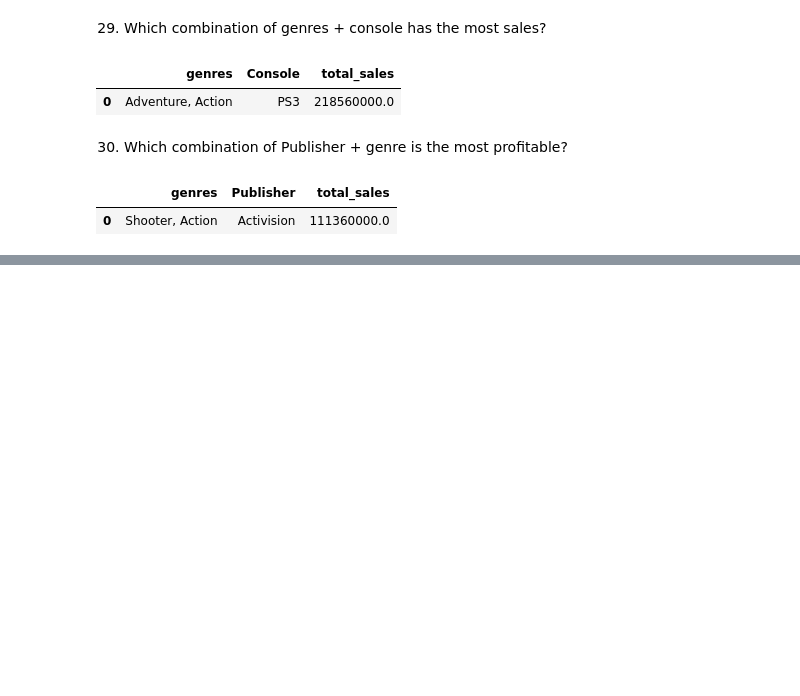
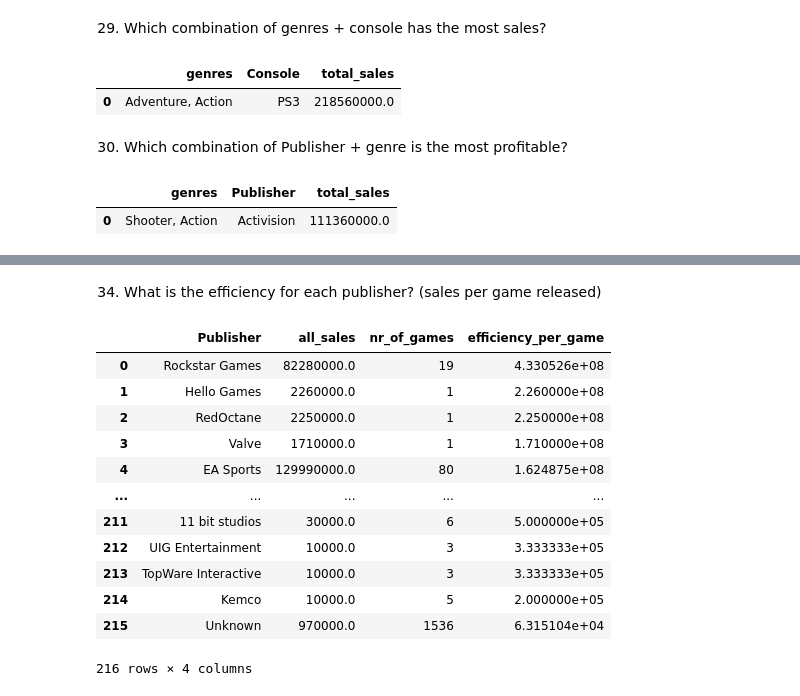
Before and after one commit to CalinP1/Playstation_work, a Jupyter notebook: PlayStation_Data_report.ipynb, the cells around one changed output, grey strips where cells are left out. Drawn from its saved outputs; the diff is of its cells as text; code cells hidden in the pictures; blank space fills up the shorter version.

```diff
--- a/PlayStation_Data_report.ipynb
+++ b/PlayStation_Data_report.ipynb
@@ -1162,0 +1246,26 @@ pub_plus_genre
+# %% [markdown]
+34) What is the efficiency for each publisher? (sales per game released)
+# %%
+query_pub_efficiency = """
+    SELECT Publisher, SUM([Total Sales]) all_sales, COUNT(Game) as nr_of_games, ((SUM([Total Sales])/COUNT(Game))*100) as efficiency_per_game
+    FROM PlayStation_Games
+    GROUP BY Publisher
+    HAVING all_sales > 0
+    ORDER BY efficiency_per_Game DESC
+"""
+pub_efficiency = pd.read_sql(query_pub_efficiency, conn)
+pub_efficiency
+# %% [output]
+|  | Publisher | all_sales | nr_of_games | efficiency_per_game |
+| 0 | Rockstar Games | 82280000.0 | 19 | 4.330526e+08 |
+| 1 | Hello Games | 2260000.0 | 1 | 2.260000e+08 |
+| 2 | RedOctane | 2250000.0 | 1 | 2.250000e+08 |
+| 3 | Valve | 1710000.0 | 1 | 1.710000e+08 |
+| 4 | EA Sports | 129990000.0 | 80 | 1.624875e+08 |
+| ... | ... | ... | ... | ... |
+| 211 | 11 bit studios | 30000.0 | 6 | 5.000000e+05 |
+| 212 | UIG Entertainment | 10000.0 | 3 | 3.333333e+05 |
+| 213 | TopWare Interactive | 10000.0 | 3 | 3.333333e+05 |
+| 214 | Kemco | 10000.0 | 5 | 2.000000e+05 |
+| 215 | Unknown | 970000.0 | 1536 | 6.315104e+04 |
+216 rows × 4 columns
```
Also changed, not shown: parts of 8 cells of this notebook.
